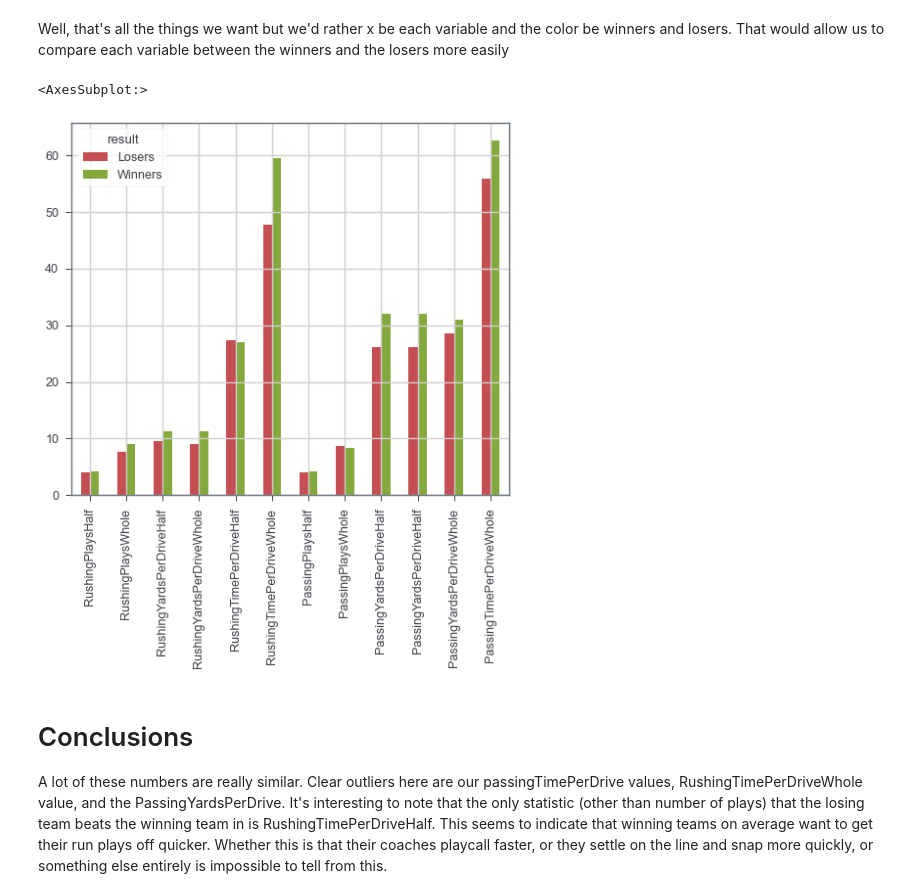
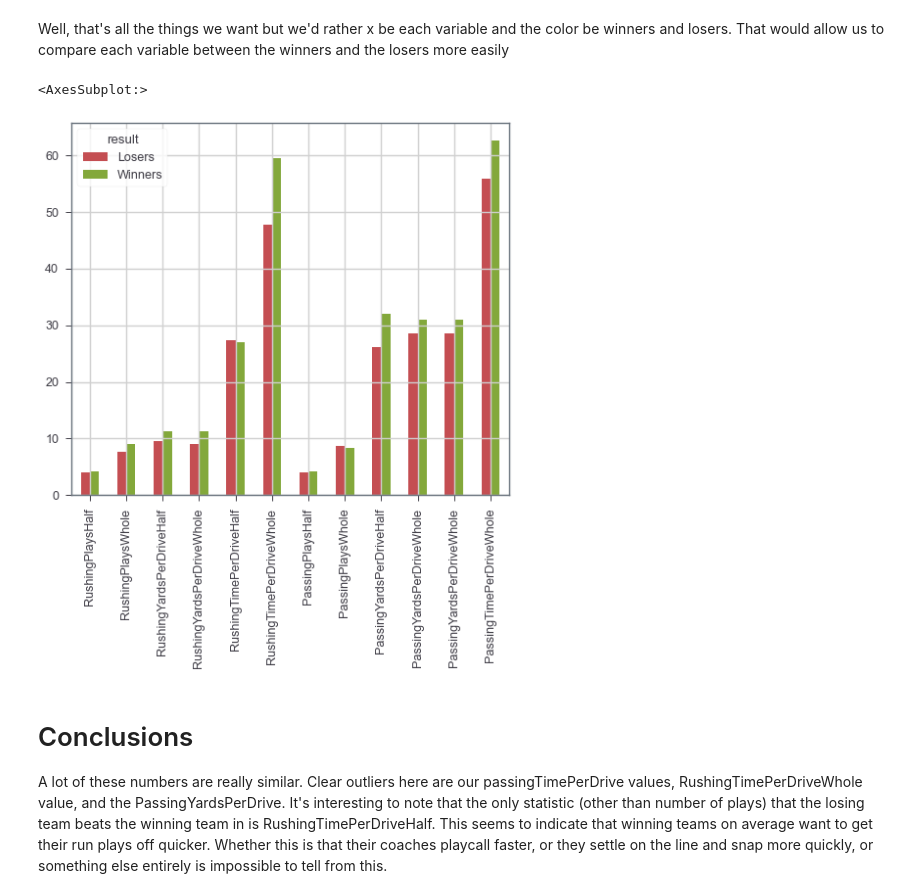
Before and after one commit to Mitchel-Smith/ITCS6162, a Jupyter notebook: NFL2016Analysis.ipynb, the cells around one changed output. Cells and saved outputs as stored; diff of their text form; code cells hidden in the pictures.

```diff
--- a/NFL2016Analysis.ipynb
+++ b/NFL2016Analysis.ipynb
@@ -894,16 +892,16 @@ Well, that's all the things we want but we'd rather x be each variable and the c
 # %%
 cols = [
     "RushingPlaysHalf", "RushingPlaysWhole", "RushingYardsPerDriveHalf", "RushingYardsPerDriveWhole",
     "RushingTimePerDriveHalf", "RushingTimePerDriveWhole",
-    "PassingPlaysHalf", "PassingPlaysWhole", "PassingYardsPerDriveHalf", "PassingYardsPerDriveHalf",
+    "PassingPlaysHalf", "PassingPlaysWhole", "PassingYardsPerDriveHalf", "PassingYardsPerDriveWhole",
     "PassingYardsPerDriveWhole", "PassingTimePerDriveWhole"
 ]
 
 CombinedAveragesTransposed = CombinedAveragesGroup[cols].T
 CombinedAveragesTransposed.plot.bar(color = ['r','g'])
 # %% [output]
 <AxesSubplot:>
-[figure, old version]
+[figure, new version]
 # %% [markdown]
 <h1><a name="Conclusions"></a>Conclusions</h1>
 A lot of these numbers are really similar. Clear outliers here are our passingTimePerDrive values, RushingTimePerDriveWhole value, and the PassingYardsPerDrive. It's interesting to note that the only statistic (other than number of plays) that the losing team beats the winning team in is RushingTimePerDriveHalf. This seems to indicate that winning teams on average want to get their run plays off quicker. Whether this is that their coaches playcall faster, or they settle on the line and snap more quickly, or something else entirely is impossible to tell from this.
```
Also changed, not shown: parts of 29 cells of this notebook, 1 other file.
